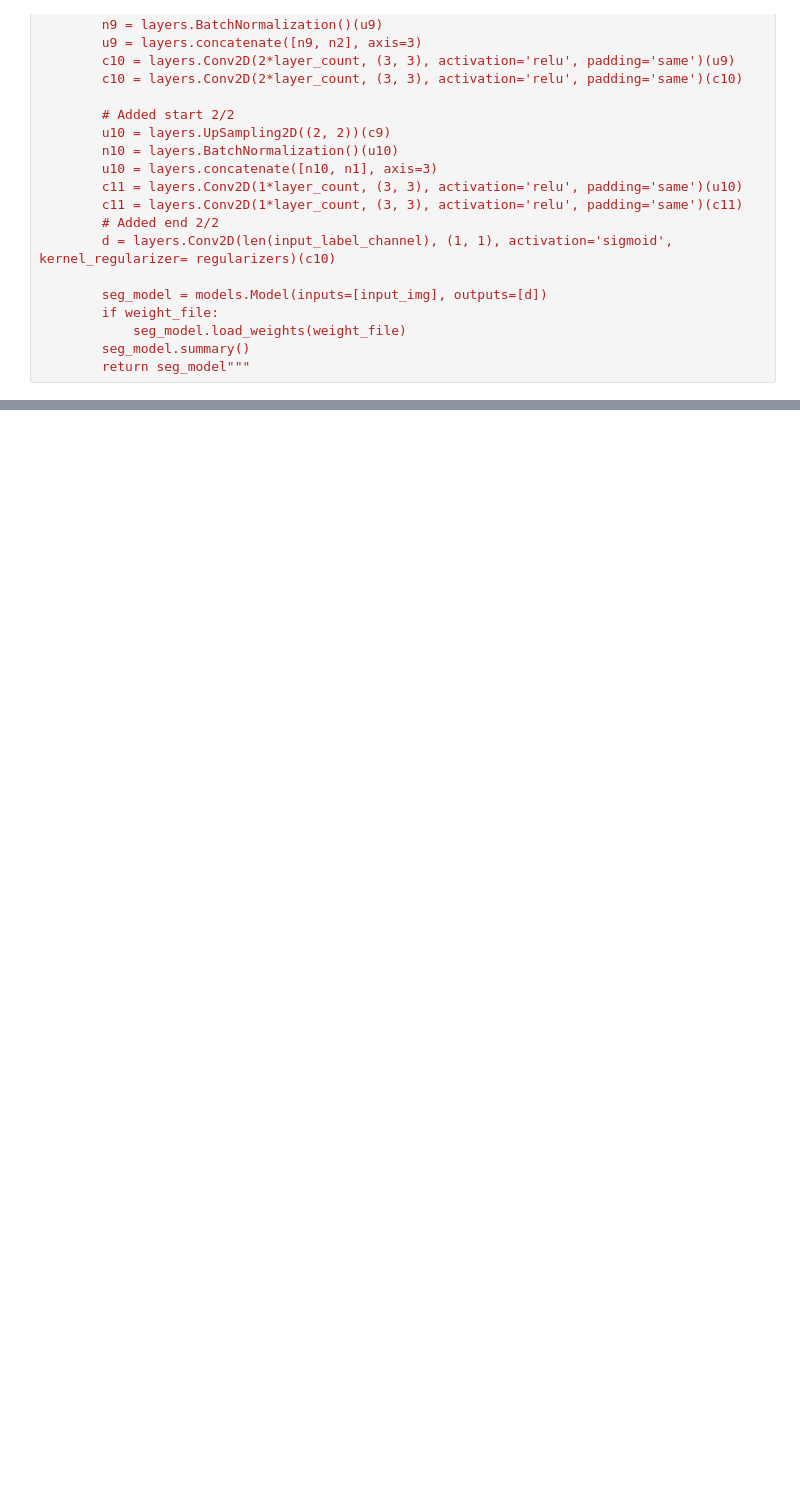
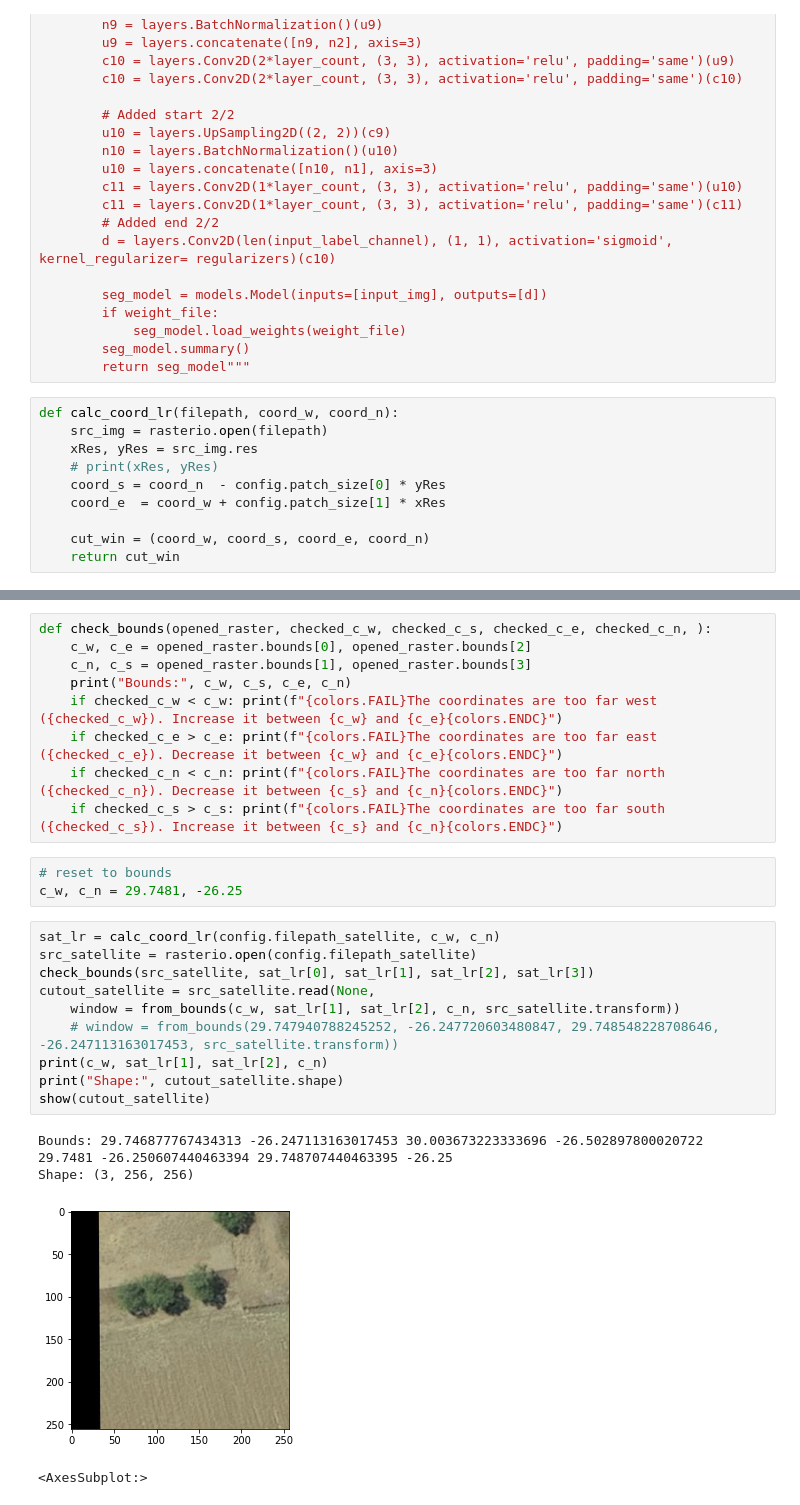
Before and after one commit to lgiesen/DL-Semantic-Segmentation-of-Tree-Stock-in-South-Africa-Using-Satellite-Images, a Jupyter notebook: 0_archive/archive.ipynb, the cells around one changed output, grey strips where cells are left out. Drawn from its saved outputs; the diff is of its cells as text; blank space fills up the shorter version.

Commit message:
unclutter: move coordinate cutouts to archive

```diff
--- a/0_archive/archive.ipynb
+++ b/0_archive/archive.ipynb
@@ -317,3 +325,13 @@ def UNet(input_shape, input_label_channel, layer_count=64, regularizers = regula
             seg_model.load_weights(weight_file)
         seg_model.summary()
         return seg_model"""
+# %%
+def calc_coord_lr(filepath, coord_w, coord_n):
+    src_img = rasterio.open(filepath)
+    xRes, yRes = src_img.res
+    # print(xRes, yRes)
+    coord_s = coord_n  - config.patch_size[0] * yRes
+    coord_e  = coord_w + config.patch_size[1] * xRes
+
+    cut_win = (coord_w, coord_s, coord_e, coord_n)
+    return cut_win
@@ -319,0 +344,28 @@ def UNet(input_shape, input_label_channel, layer_count=64, regularizers = regula
+# %%
+def check_bounds(opened_raster, checked_c_w, checked_c_s, checked_c_e, checked_c_n, ):
+    c_w, c_e = opened_raster.bounds[0], opened_raster.bounds[2]
+    c_n, c_s = opened_raster.bounds[1], opened_raster.bounds[3]
+    print("Bounds:", c_w, c_s, c_e, c_n)
+    if checked_c_w < c_w: print(f"{colors.FAIL}The coordinates are too far west ({checked_c_w}). Increase it between {c_w} and {c_e}{colors.ENDC}")
+    if checked_c_e > c_e: print(f"{colors.FAIL}The coordinates are too far east ({checked_c_e}). Decrease it between {c_w} and {c_e}{colors.ENDC}")
+    if checked_c_n < c_n: print(f"{colors.FAIL}The coordinates are too far north ({checked_c_n}). Decrease it between {c_s} and {c_n}{colors.ENDC}")
+    if checked_c_s > c_s: print(f"{colors.FAIL}The coordinates are too far south ({checked_c_s}). Increase it between {c_s} and {c_n}{colors.ENDC}")
+# %%
+# reset to bounds
+c_w, c_n = 29.7481, -26.25
+# %%
+sat_lr = calc_coord_lr(config.filepath_satellite, c_w, c_n)
+src_satellite = rasterio.open(config.filepath_satellite)
+check_bounds(src_satellite, sat_lr[0], sat_lr[1], sat_lr[2], sat_lr[3])
+cutout_satellite = src_satellite.read(None,
+    window = from_bounds(c_w, sat_lr[1], sat_lr[2], c_n, src_satellite.transform))
+    # window = from_bounds(29.747940788245252, -26.247720603480847, 29.748548228708646, -26.247113163017453, src_satellite.transform))
+print(c_w, sat_lr[1], sat_lr[2], c_n)
+print("Shape:", cutout_satellite.shape)
+show(cutout_satellite)
+# %% [output]
+Bounds: 29.746877767434313 -26.247113163017453 30.003673223333696 -26.502897800020722
+29.7481 -26.250607440463394 29.748707440463395 -26.25
+Shape: (3, 256, 256)
+[figure, added]
+<AxesSubplot:>
```
Also changed, not shown: parts of 11 cells of this notebook, 1 other file.
